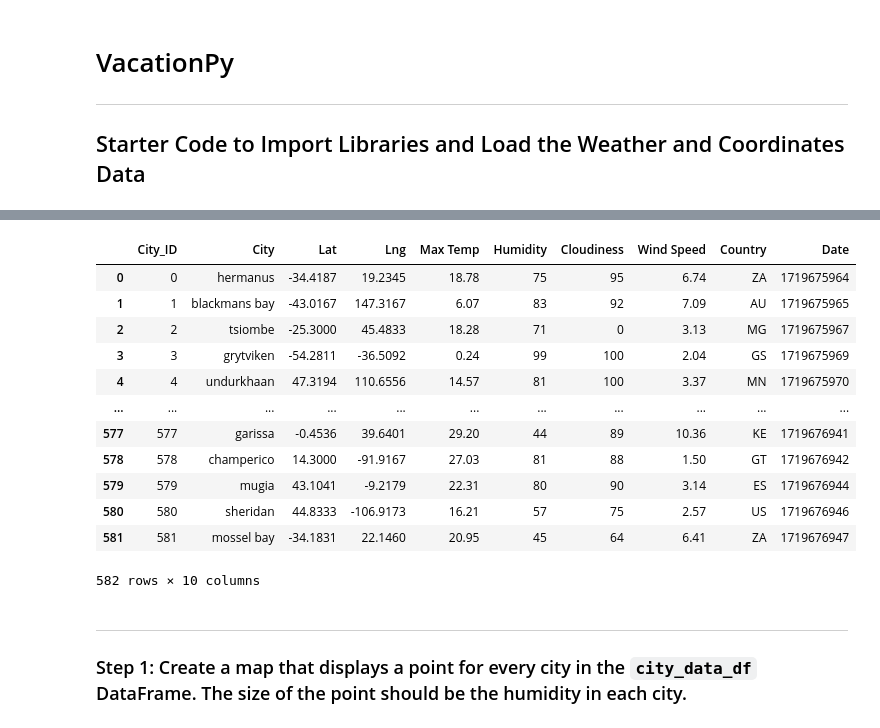
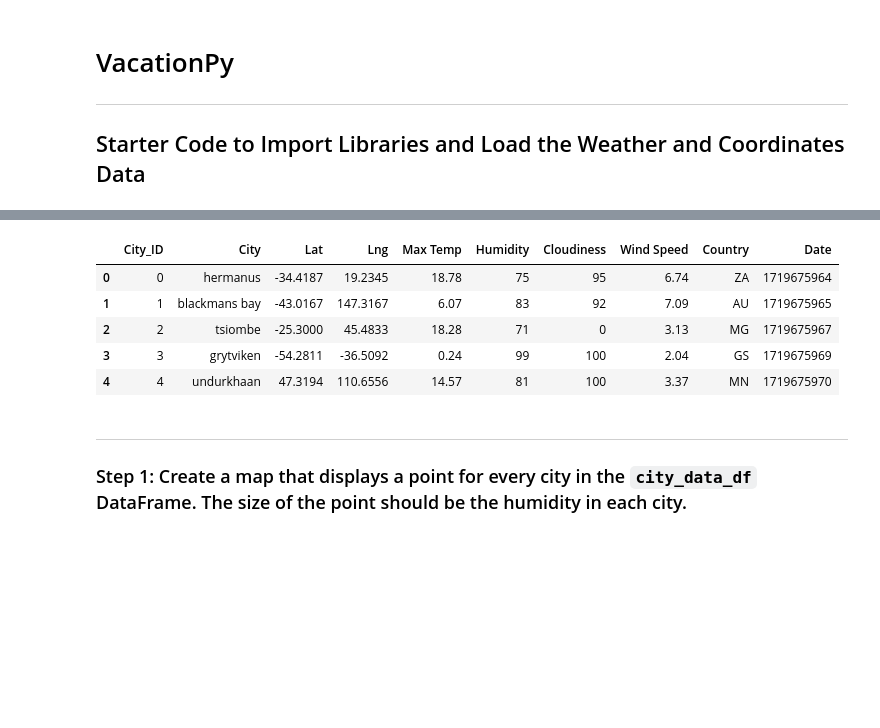
Before and after one commit to enumerbs/Module06-Challenge-Python-APIs, a Jupyter notebook: VacationPy/VacationPy.ipynb, the cells around one changed output, grey strips where cells are left out. Drawn from its saved outputs; the diff is of its cells as text; code cells hidden in the pictures; blank space fills up the shorter version.

```diff
--- a/VacationPy/VacationPy.ipynb
+++ b/VacationPy/VacationPy.ipynb
@@ -19,24 +15,17 @@ from api_keys import geoapify_key
 # %%
 # Load the CSV file created in Part 1 into a Pandas DataFrame
 csv_file = Path("output_data/cities.csv")
 city_data_df = pd.read_csv(csv_file)
 
 # Display sample data
-city_data_df
+city_data_df.head()
 # %% [output]
 |  | City_ID | City | Lat | Lng | Max Temp | Humidity | Cloudiness | Wind Speed | Country | Date |
 | 0 | 0 | hermanus | -34.4187 | 19.2345 | 18.78 | 75 | 95 | 6.74 | ZA | 1719675964 |
 | 1 | 1 | blackmans bay | -43.0167 | 147.3167 | 6.07 | 83 | 92 | 7.09 | AU | 1719675965 |
 | 2 | 2 | tsiombe | -25.3000 | 45.4833 | 18.28 | 71 | 0 | 3.13 | MG | 1719675967 |
 | 3 | 3 | grytviken | -54.2811 | -36.5092 | 0.24 | 99 | 100 | 2.04 | GS | 1719675969 |
 | 4 | 4 | undurkhaan | 47.3194 | 110.6556 | 14.57 | 81 | 100 | 3.37 | MN | 1719675970 |
-| ... | ... | ... | ... | ... | ... | ... | ... | ... | ... | ... |
-| 577 | 577 | garissa | -0.4536 | 39.6401 | 29.20 | 44 | 89 | 10.36 | KE | 1719676941 |
-| 578 | 578 | champerico | 14.3000 | -91.9167 | 27.03 | 81 | 88 | 1.50 | GT | 1719676942 |
-| 579 | 579 | mugia | 43.1041 | -9.2179 | 22.31 | 80 | 90 | 3.14 | ES | 1719676944 |
-| 580 | 580 | sheridan | 44.8333 | -106.9173 | 16.21 | 57 | 75 | 2.57 | US | 1719676946 |
-| 581 | 581 | mossel bay | -34.1831 | 22.1460 | 20.95 | 45 | 64 | 6.41 | ZA | 1719676947 |
-582 rows × 10 columns
 # %% [markdown]
 ---
 
```
Also changed, not shown: parts of 5 cells of this notebook.
